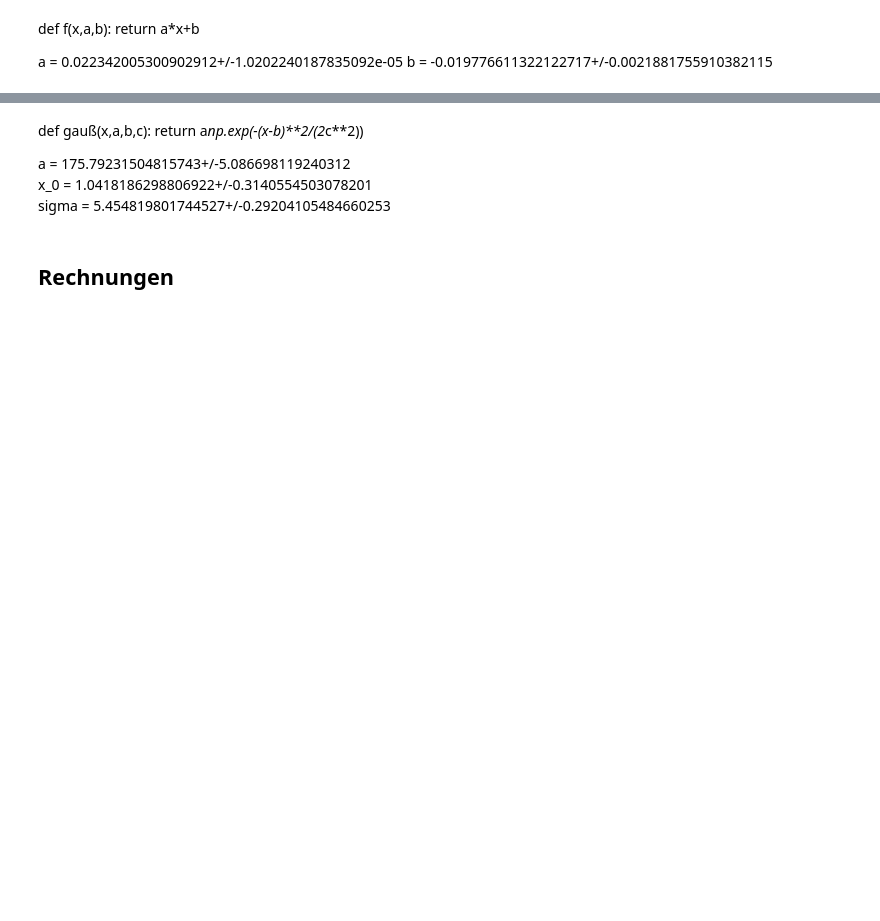
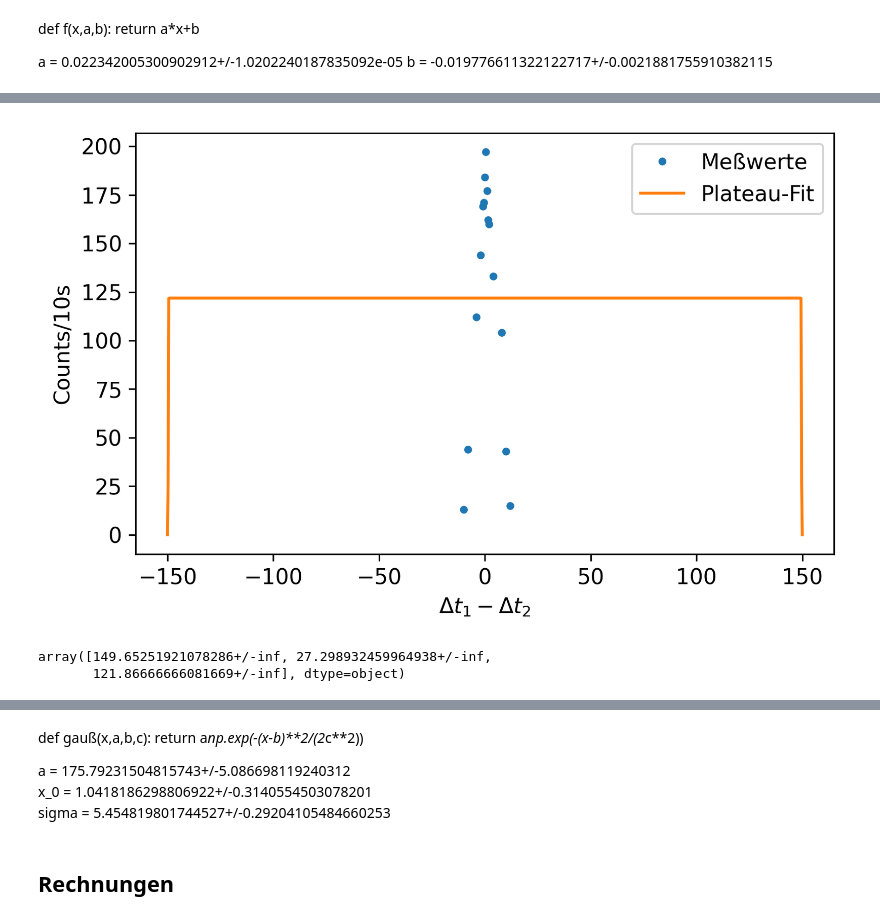
Before and after one commit to komrozik/FP2021, a Jupyter notebook: V01-Lebensdauer_kosmischer_Myonen/Test_Notebook.ipynb, the cells around one changed output, grey strips where cells are left out. Cells and saved outputs as stored; diff of their text form; code cells hidden in the pictures; blank space fills up the shorter version.

```diff
--- a/V01-Lebensdauer_kosmischer_Myonen/Test_Notebook.ipynb
+++ b/V01-Lebensdauer_kosmischer_Myonen/Test_Notebook.ipynb
@@ -243,3 +248,34 @@ None
+# %%
+params5,cov = curve_fit(plateau_fkt,df1['Delay'],df1['Rate'])
+errors = np.sqrt(np.diag(cov))
+params5_err = unp.uarray(params5,errors)
+x = np.linspace(-150,150,1000)
+
+plt.figure(figsize=(6.4,3.96),dpi=300)
+plt.plot(df1['Delay']
+             ,df1['Rate']
+             #,yerr = np.sqrt(df1['Rate'])
+             ,'.'
+             ,label = 'Meßwerte'
+             #,ecolor = 'grey'
+             #,capsize=3
+            )
+
+plt.plot(x
+         ,plateau_fkt(x,*params5)
+         ,label = 'Plateau-Fit'
+        )
+plt.xlabel(f'$\Delta t_1 - \Delta t_2$')
+plt.ylabel(f'Counts/10s')
+plt.legend(loc = 'best')
+None
+# %% [output]
+[figure, added]
+# %%
+params5_err
+# %% [output]
+array([149.65251921078286+/-inf, 27.298932459964938+/-inf,
+       121.86666666081669+/-inf], dtype=object)
 # %%
 from scipy.signal import find_peaks
 from scipy.interpolate import UnivariateSpline
```
Also changed, not shown: parts of 22 cells of this notebook, 8 other files.
